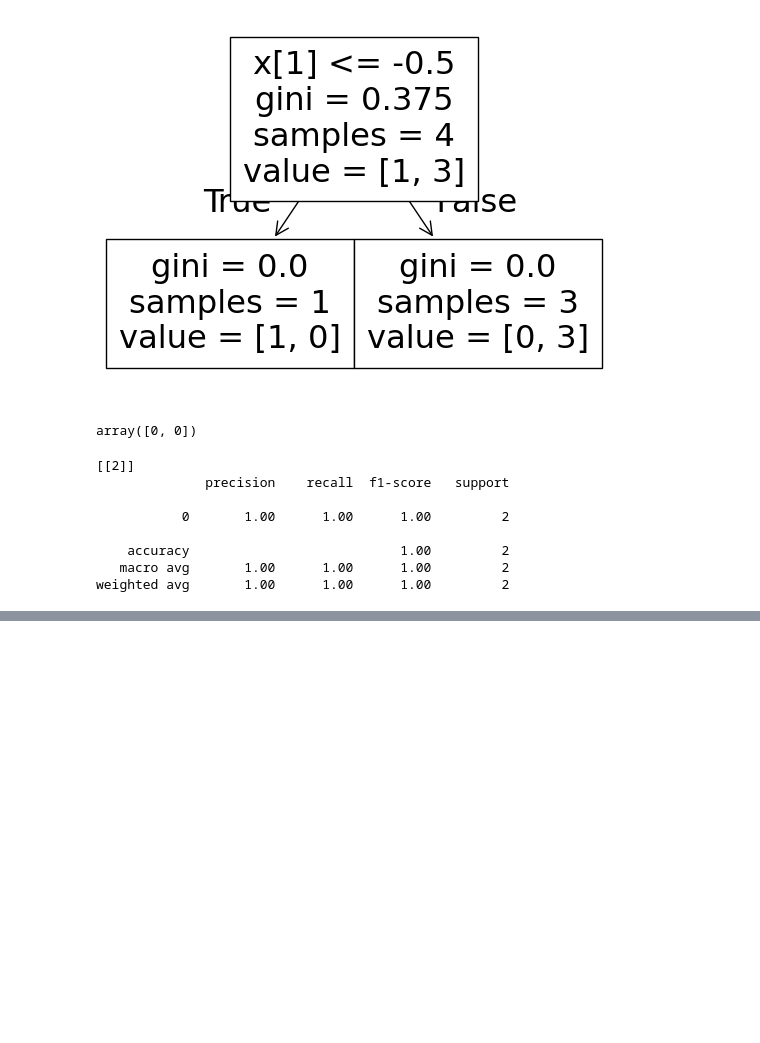
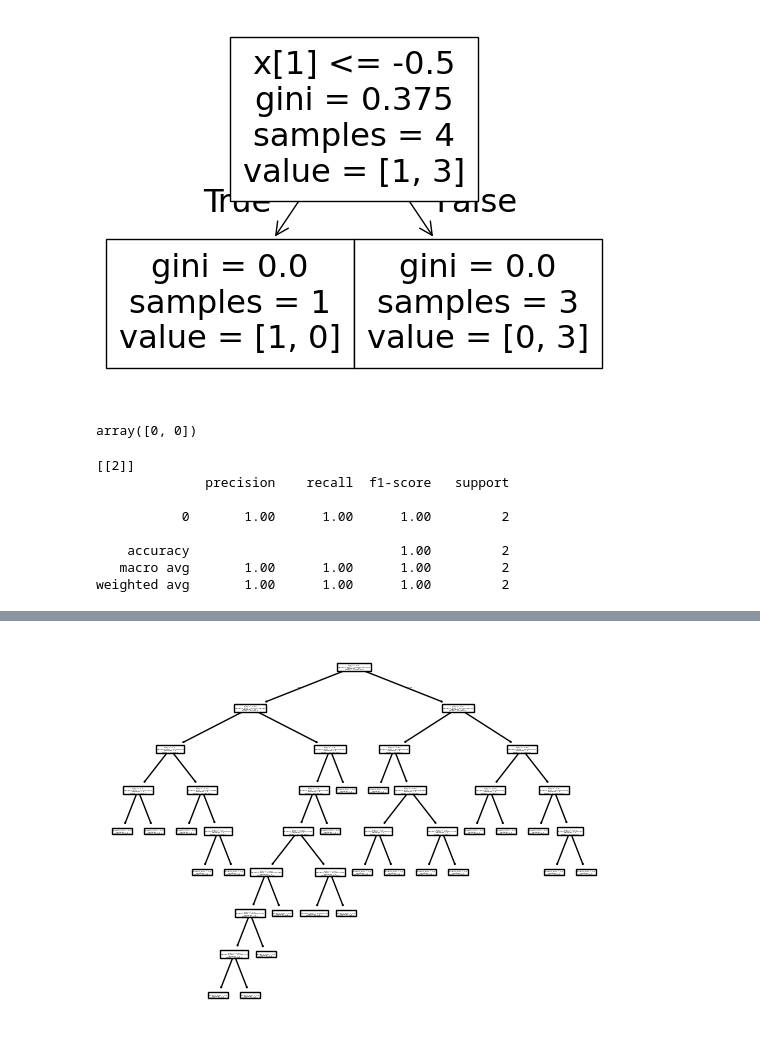
Before and after one commit to sannyochik/ml_homework, a Jupyter notebook: note2_2(trees).ipynb, the cells around one changed output, grey strips where cells are left out. Drawn from its saved outputs; the diff is of its cells as text; code cells hidden in the pictures; blank space fills up the shorter version.

```diff
--- a/note2_2(trees).ipynb
+++ b/note2_2(trees).ipynb
@@ -688,0 +729,14 @@ weighted avg       1.00      1.00      1.00         2
+# %%
+x_train, x_test, y_train, y_test = train_test_split(
+    df.iloc[:, :-1],
+    df.iloc[:, -1],
+    test_size=0.2,
+    random_state=42
+)
+# %%
+regressor = DecisionTreeRegressor()
+regressor.fit(x_train, y_train)
+tree.plot_tree(regressor)
+y_pred = regressor.predict(x_test)
+# %% [output]
+[figure, added]
```
Also changed, not shown: parts of 14 cells of this notebook.
